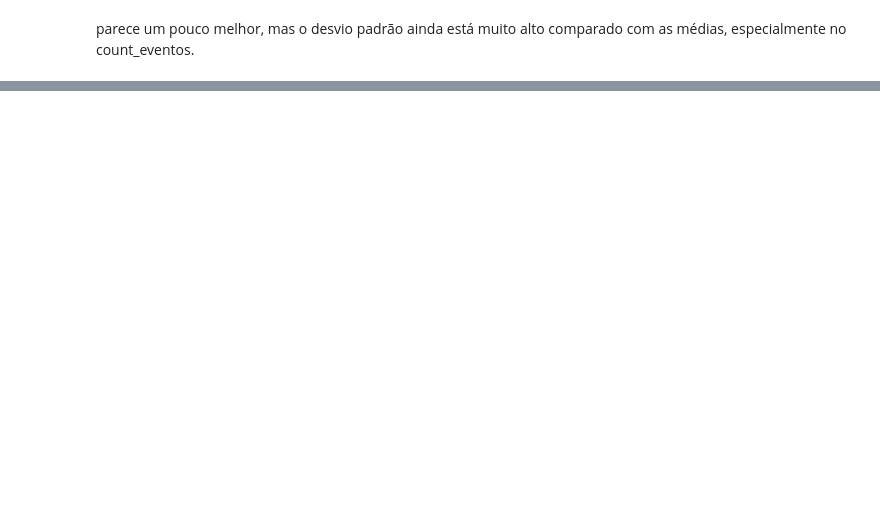
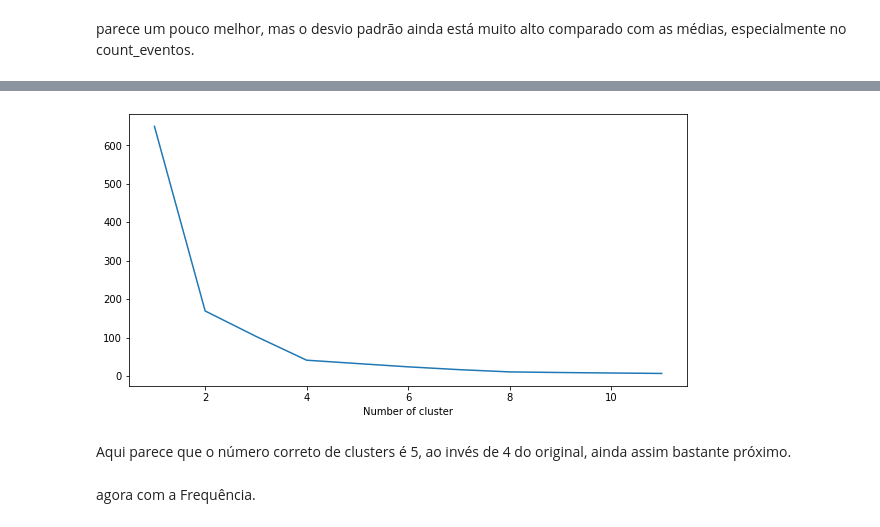
Before and after one commit to bernardovailati/behavioral-clustering, a Jupyter notebook: 03-clusterizacao-kmeans.ipynb, the cells around one changed output, grey strips where cells are left out. Cells and saved outputs as stored; diff of their text form; code cells hidden in the pictures; blank space fills up the shorter version.

Commit message:
Alguns testes de Kmeans

```diff
--- a/03-clusterizacao-kmeans.ipynb
+++ b/03-clusterizacao-kmeans.ipynb
@@ -310,0 +326,2 @@ parece um pouco melhor, mas o desvio padrão ainda está muito alto comparado co
+# %%
+df_r = pd.DataFrame(df_num_nor['recencia'])
@@ -310,0 +337,18 @@ parece um pouco melhor, mas o desvio padrão ainda está muito alto comparado co
+# %%
+sse={}
+# %%
+for k in range(1, 12):
+    kmeans = KMeans(n_clusters=k, max_iter=1000).fit(df_r)
+    df_r["clusters"] = kmeans.labels_
+    sse[k] = kmeans.inertia_
+# %%
+plt.figure(figsize=(10, 5))
+plt.plot(list(sse.keys()), list(sse.values()))
+plt.xlabel("Number of cluster")
+plt.show()
+# %% [output]
+[figure, added]
+# %% [markdown]
+Aqui parece que o número correto de clusters é 5, ao invés de 4 do original, ainda assim bastante próximo.
+# %% [markdown]
+agora com a Frequência.
```
Also changed, not shown: parts of 27 cells of this notebook.
